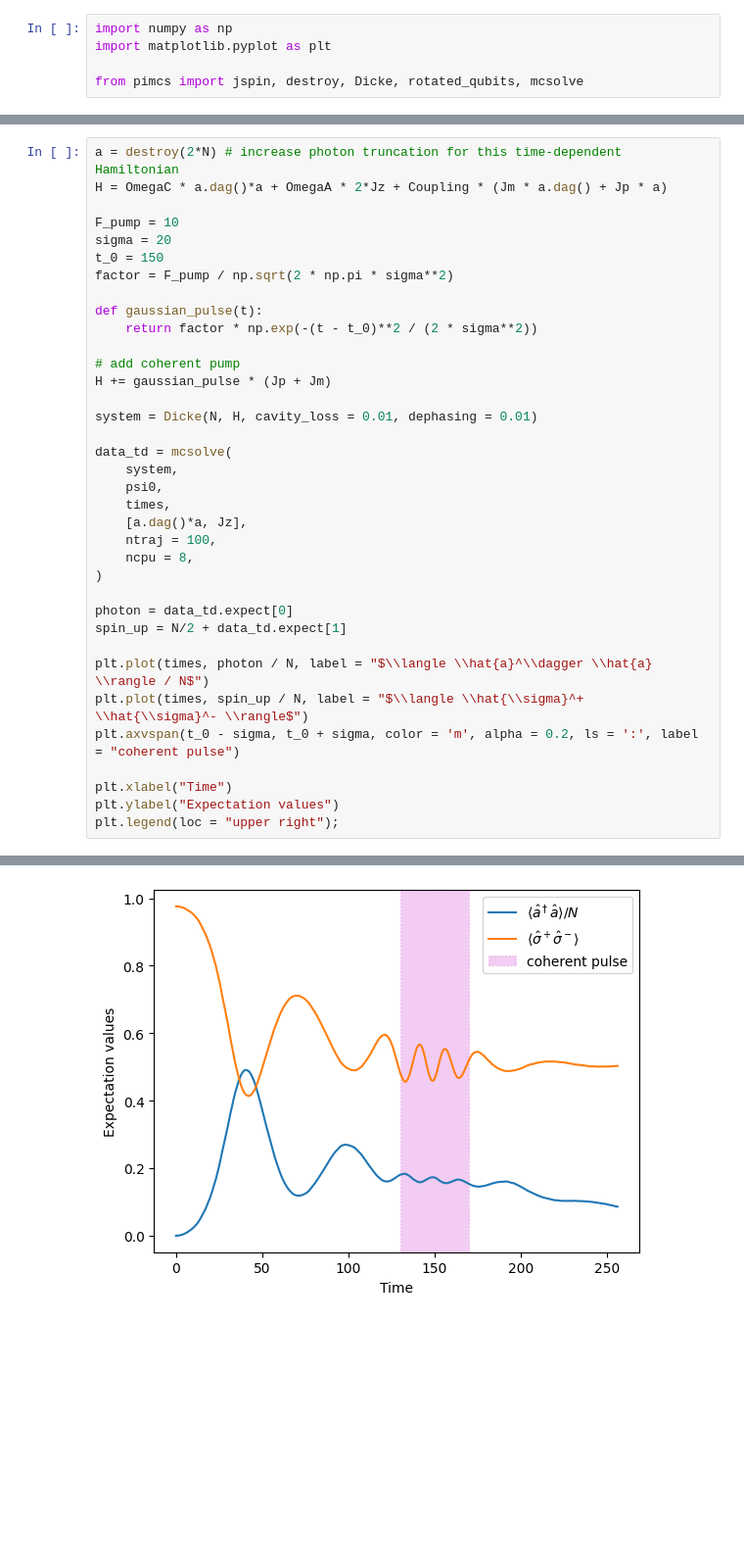
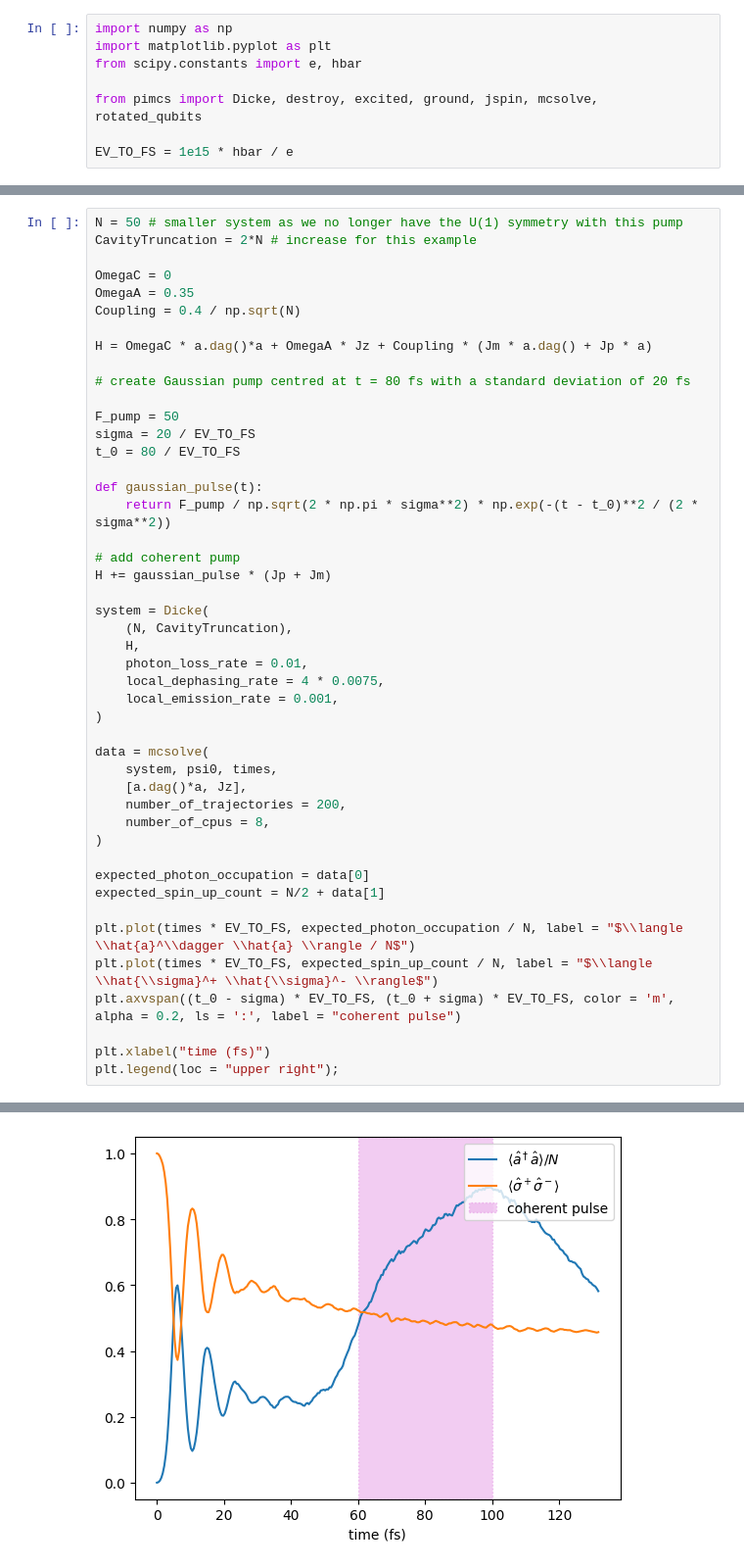
Before and after one commit to ellxor/pimcs, a Jupyter notebook: example_notebook.ipynb, the cells around one changed output, grey strips where cells are left out. Shown at 98% size. Drawn from its saved outputs; the diff is of its cells as text; blank space fills up the shorter version.

```diff
--- a/example_notebook.ipynb
+++ b/example_notebook.ipynb
@@ -5,5 +7,8 @@ First we use the following imports
 # %%
 import numpy as np
 import matplotlib.pyplot as plt
+from scipy.constants import e, hbar
 
-from pimcs import jspin, destroy, Dicke, rotated_qubits, mcsolve
+from pimcs import Dicke, destroy, excited, ground, jspin, mcsolve, rotated_qubits
+
+EV_TO_FS = 1e15 * hbar / e
@@ -80,39 +126,49 @@ Time-dependent Hamiltonians are also supported with a simple interface:
 - define a function with single argument: $f(t)$
 - then mulitply an operator expression by this function
 # %%
-a = destroy(2*N) # increase photon truncation for this time-dependent Hamiltonian
-H = OmegaC * a.dag()*a + OmegaA * 2*Jz + Coupling * (Jm * a.dag() + Jp * a)
+N = 50 # smaller system as we no longer have the U(1) symmetry with this pump
+CavityTruncation = 2*N # increase for this example
 
-F_pump = 10
-sigma = 20
-t_0 = 150
-factor = F_pump / np.sqrt(2 * np.pi * sigma**2)
+OmegaC = 0
+OmegaA = 0.35
+Coupling = 0.4 / np.sqrt(N)
+
+H = OmegaC * a.dag()*a + OmegaA * Jz + Coupling * (Jm * a.dag() + Jp * a)
+
+# create Gaussian pump centred at t = 80 fs with a standard deviation of 20 fs
+
+F_pump = 50
+sigma = 20 / EV_TO_FS
+t_0 = 80 / EV_TO_FS
 
 def gaussian_pulse(t):
-    return factor * np.exp(-(t - t_0)**2 / (2 * sigma**2))
+    return F_pump / np.sqrt(2 * np.pi * sigma**2) * np.exp(-(t - t_0)**2 / (2 * sigma**2))
 
 # add coherent pump
 H += gaussian_pulse * (Jp + Jm)
 
-system = Dicke(N, H, cavity_loss = 0.01, dephasing = 0.01)
-
-data_td = mcsolve(
-    system,
-    psi0,
-    times,
-    [a.dag()*a, Jz],
-    ntraj = 100,
-    ncpu = 8,
+system = Dicke(
+    (N, CavityTruncation),
+    H,
+    photon_loss_rate = 0.01,
+    local_dephasing_rate = 4 * 0.0075,
+    local_emission_rate = 0.001,
 )
 
-photon = data_td.expect[0]
-spin_up = N/2 + data_td.expect[1]
+data = mcsolve(
+    system, psi0, times,
+    [a.dag()*a, Jz],
+    number_of_trajectories = 200,
+    number_of_cpus = 8,
+)
 
-plt.plot(times, photon / N, label = "$\\langle \\hat{a}^\\dagger \\hat{a} \\rangle / N$")
-plt.plot(times, spin_up / N, label = "$\\langle \\hat{\\sigma}^+ \\hat{\\sigma}^- \\rangle$")
-plt.axvspan(t_0 - sigma, t_0 + sigma, color = 'm', alpha = 0.2, ls = ':', label = "coherent pulse")
+expected_photon_occupation = data[0]
+expected_spin_up_count = N/2 + data[1]
 
-plt.xlabel("Time")
-plt.ylabel("Expectation values")
+plt.plot(times * EV_TO_FS, expected_photon_occupation / N, label = "$\\langle \\hat{a}^\\dagger \\hat{a} \\rangle / N$")
+plt.plot(times * EV_TO_FS, expected_spin_up_count / N, label = "$\\langle \\hat{\\sigma}^+ \\hat{\\sigma}^- \\rangle$")
+plt.axvspan((t_0 - sigma) * EV_TO_FS, (t_0 + sigma) * EV_TO_FS, color = 'm', alpha = 0.2, ls = ':', label = "coherent pulse")
+
+plt.xlabel("time (fs)")
 plt.legend(loc = "upper right");
 # %% [output]
@@ -121 +176 @@ Trajectory [100/100] completed, average time: 2.543 seconds.
-[figure, old version]
+[figure, new version]
```
Also changed, not shown: parts of 20 cells of this notebook, 20 other files.
